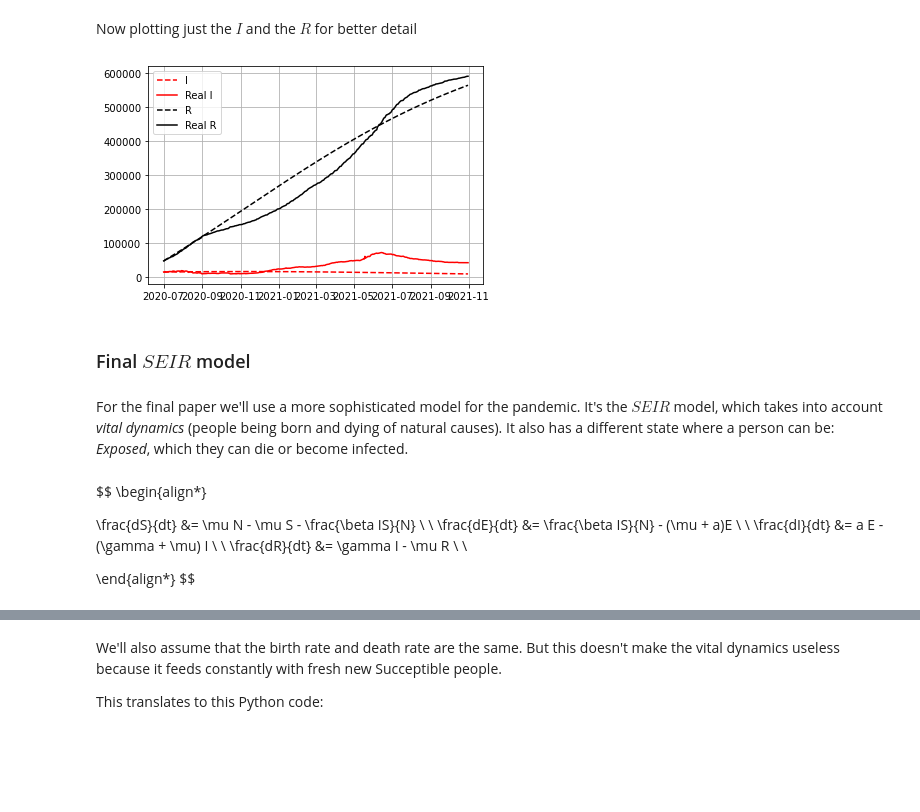
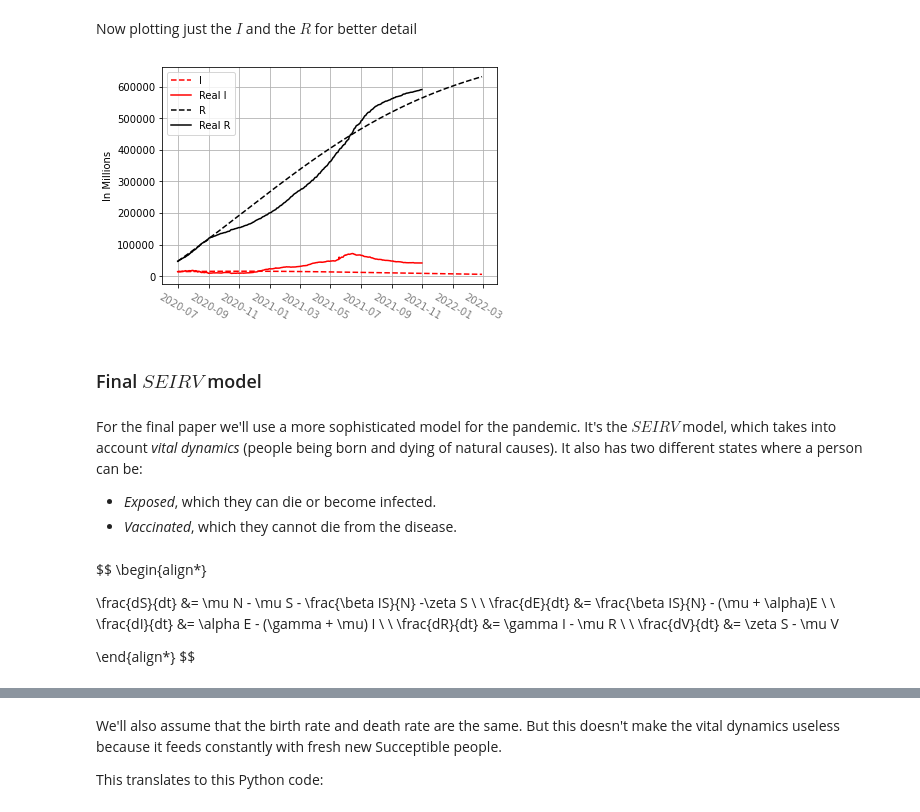
Before and after one commit to gbrls/Covid19NumericalAnalisys, a Jupyter notebook: main.ipynb, the cells around one changed output, grey strips where cells are left out. Saved outputs shown, nothing was run; the diff lists cells and outputs as text; code cells hidden in the pictures; blank space fills up the shorter version.

Commit message:
SEIRV and refactoring

```diff
--- a/main.ipynb
+++ b/main.ipynb
@@ -7,3 +19,10 @@ from scipy.integrate import odeint
 from datetime import date
 import time
 import matplotlib.dates as mdates
+
+def prettify(plt):
+    plt.xticks(rotation=-30, alpha=0.5)
+    plt.ylabel('In Millions')
+    plt.grid()
+    plt.legend()
+    plt.show()
@@ -127,28 +214,25 @@ plt.show()
 # %% [markdown]
 Now plotting just the $I$ and the $R$ for better detail
-# %%
-plt.grid()
-#plt.plot(r, S, label="S", color="darkblue", linestyle="dashed")
-plt.plot(r, I, label="I", color="red", linestyle="dashed")
-plt.plot(df['confirmados'] - (df['obitos'] + df['recuperados']), label="Real I", color="red")
-plt.plot(r, R, label="R", color="black", linestyle="dashed")
-plt.plot(df['obitos'] + df['recuperados'], label="Real R", color="black")
-plt.legend()
-plt.show()
-# %% [output]
-[figure, removed]
+# %%
+
+plot_model(SIR, u, zoom=True, simple=True)
+# %% [output]
+[figure, added]
 # %% [markdown]
-### Final $SEIR$ model
+### Final $SEIRV$ model
 # %% [markdown]
-For the final paper we'll use a more sophisticated model for the pandemic. It's the $SEIR$ model, which takes into account _vital dynamics_ (people being born and dying of natural causes). It also has a different state where a person can be: _Exposed_, which they can die or become infected.
+For the final paper we'll use a more sophisticated model for the pandemic. It's the $SEIRV$ model, which takes into account _vital dynamics_ (people being born and dying of natural causes). It also has two different states where a person can be:
+- _Exposed_, which they can die or become infected.
+- _Vaccinated_, which they cannot die from the disease.
 # %% [markdown]
 $$
 \begin{align*}
 
-\frac{dS}{dt} &= \mu N - \mu S - \frac{\beta IS}{N} \\ \\
-\frac{dE}{dt} &= \frac{\beta IS}{N} - (\mu + a)E \\ \\
-\frac{dI}{dt} &= a E - (\gamma + \mu) I \\ \\
+\frac{dS}{dt} &= \mu N - \mu S - \frac{\beta IS}{N} -\zeta S \\ \\
+\frac{dE}{dt} &= \frac{\beta IS}{N} - (\mu + \alpha)E \\ \\
+\frac{dI}{dt} &= \alpha E - (\gamma + \mu) I \\ \\
 \frac{dR}{dt} &= \gamma I - \mu R \\ \\
+\frac{dV}{dt} &= \zeta S - \mu V
 
 
 \end{align*}
```
Also changed, not shown: parts of 19 cells of this notebook, 3 other files.
